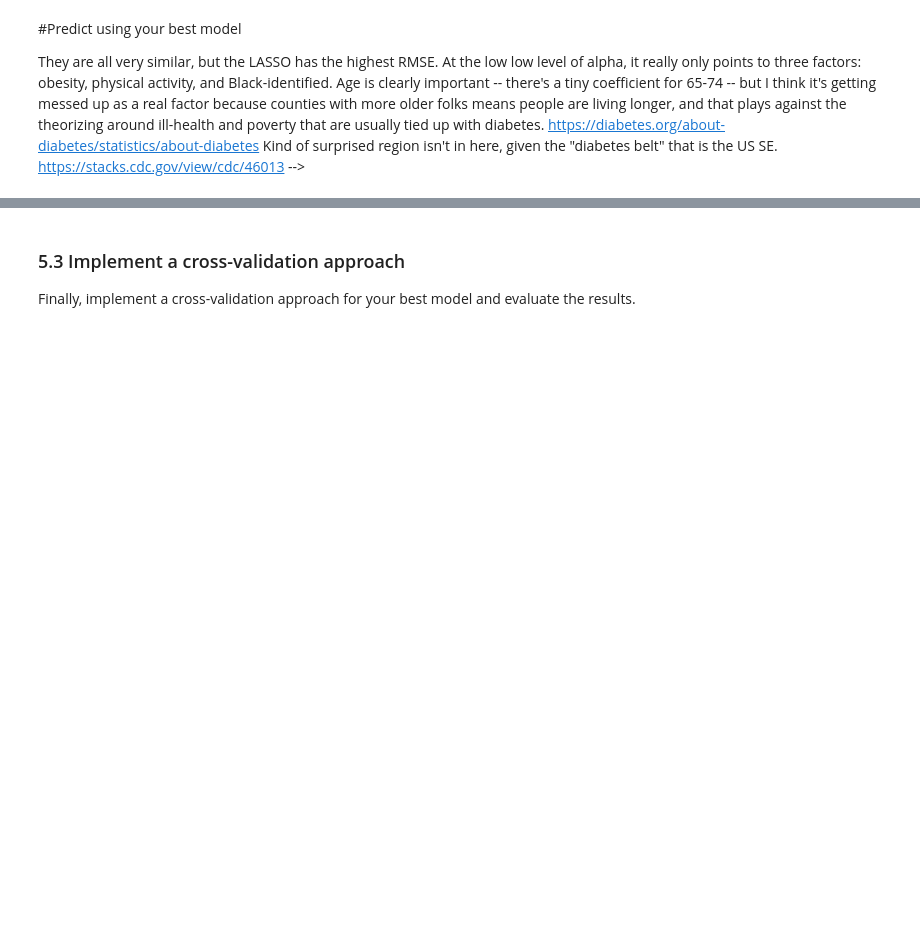
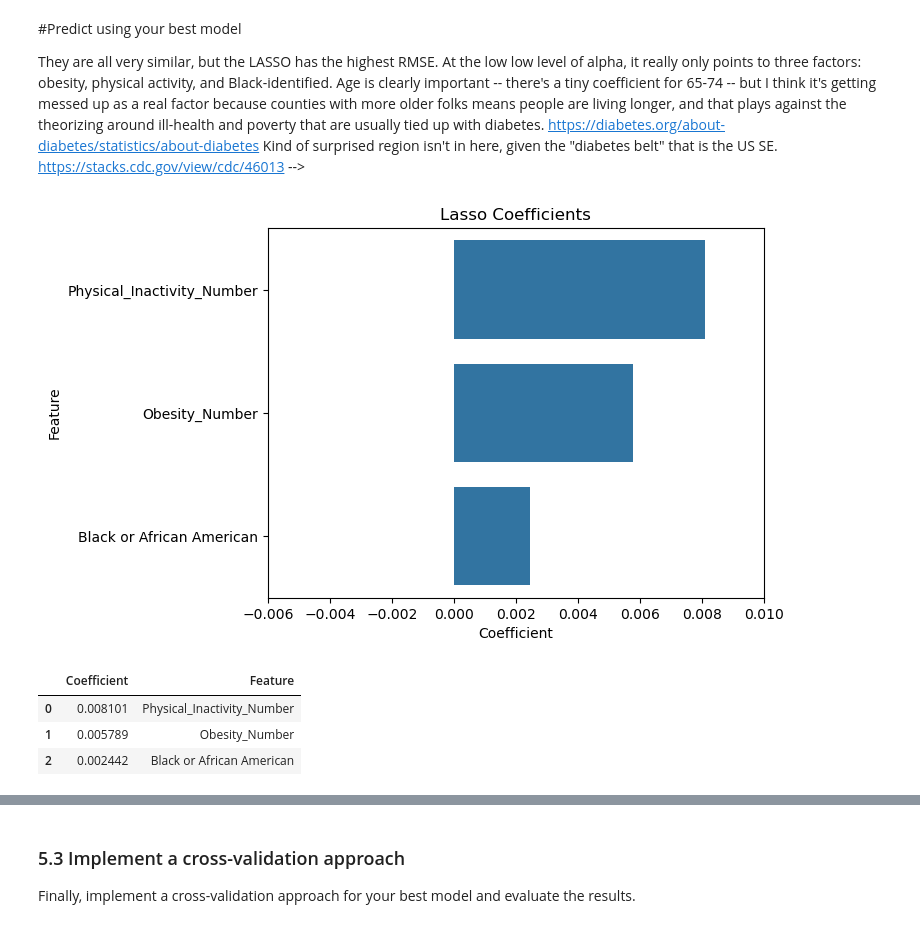
Before and after one commit to nereidagra/Computational-Social-Science-Projects, a Jupyter notebook: Project 2/Project 2 Nereida Heller.ipynb, the cells around one changed output, grey strips where cells are left out. Saved outputs shown, nothing was run; the diff lists cells and outputs as text; code cells hidden in the pictures; blank space fills up the shorter version.

```diff
--- a/Project 2/Project 2 Nereida Heller.ipynb
+++ b/Project 2/Project 2 Nereida Heller.ipynb
@@ -1313,0 +1311,30 @@ lasso_model = lasso_reg.fit(X_train, y_train)
+# %%
+# #dropping all but most important variables
+X_train_reduced = X_train[['Physical_Inactivity_Number', 'Obesity_Number', 'Black or African American']]
+X_validate_reduced = X_validate[['Physical_Inactivity_Number', 'Obesity_Number', 'Black or African American']]
+X_test_reduced = X_test[['Physical_Inactivity_Number', 'Obesity_Number', 'Black or African American']]
+
+# Retraining the model
+lasso_reg_reduced = Lasso(max_iter=15000, alpha=0.005, fit_intercept= True, selection= 'cyclic')
+lasso_model_reduced = lasso_reg_reduced.fit(X_train_reduced, y_train)
+
+#dataframe
+lasso_reg_reduced_data = pd.DataFrame([lasso_model_reduced.coef_, X_train_reduced.columns]).T  # create a dataframe from the estimates
+lasso_reg_reduced_data.columns = ['Coefficient', 'Feature']
+
+#plot
+lasso_reg_plot = sns.barplot(x="Coefficient",
+                 y="Feature",
+                 data=lasso_reg_reduced_data)
+
+lasso_reg_plot.set_title("Lasso Coefficients")
+plt.xlim(-.006,.01)
+plt.show()
+
+lasso_reg_reduced_data
+# %% [output]
+[figure, added]
+|  | Coefficient | Feature |
+| 0 | 0.008101 | Physical_Inactivity_Number |
+| 1 | 0.005789 | Obesity_Number |
+| 2 | 0.002442 | Black or African American |
```
Also changed, not shown: parts of 18 cells of this notebook.
